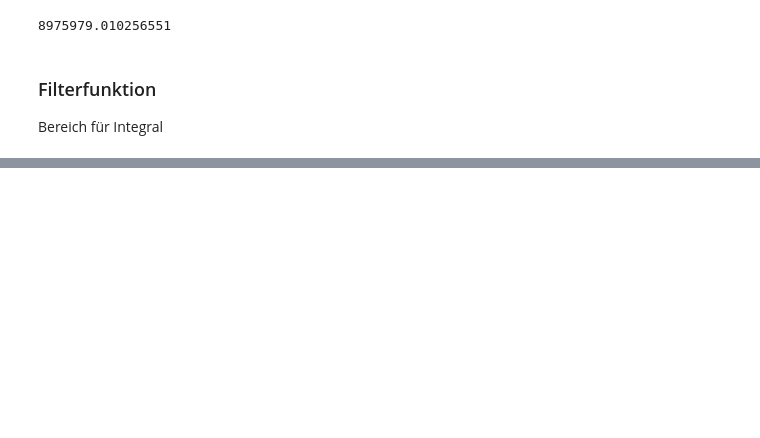
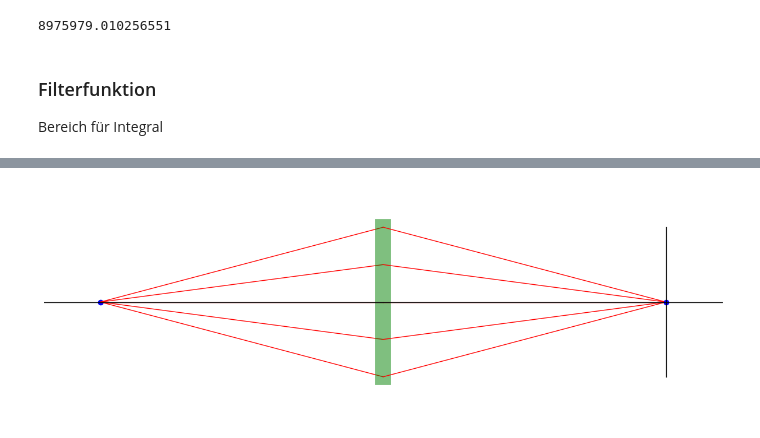
Before and after one commit to moritz-zoellner/field-theory, a Jupyter notebook: linse.ipynb, the cells around one changed output, grey strips where cells are left out. Saved outputs shown, nothing was run; the diff lists cells and outputs as text; code cells hidden in the pictures; blank space fills up the shorter version.

```diff
--- a/linse.ipynb
+++ b/linse.ipynb
@@ -103,0 +137,54 @@ pp.plot(np.abs(u2)[N//2,])
+# %%
+z0 = 5
+z1 = 5
+
+# Konstante Amplitude A0
+A0 = 1
+
+# Konstante nDelta
+nDelta = 1
+# %%
+# Create a figure and axis
+fig, ax = pp.subplots(figsize=(15, 5))
+
+# Draw the point source at P0
+ax.plot([-z0], [0], 'bo')  # Point source at P0
+
+# Draw the rays originating from P0
+for i in np.linspace(-2, 2, 5):
+    ax.plot([-z0, 0], [0, i], 'r', lw=1)
+
+# Draw the lens
+lens_x = [0, 0]
+lens_y = [-2, 2]
+ax.plot(lens_x, lens_y, 'g', linewidth=20, alpha=0.5)
+
+
+# Draw the rays converging to the point on the screen
+for i in np.linspace(-2, 2, 5):
+    ax.plot([0, z1], [i, 0], 'r', lw=1)
+
+# Draw the screen at P2
+ax.plot([z1], [0], 'bo')  # Point on the screen
+
+
+# Draw the image plane at P2
+ax.plot([z1, z1], [-2, 2], 'k', lw=1)
+
+# Draw the optical axis
+ax.plot([-z0-1, z1 + 1], [0, 0], 'k', lw=1)
+
+# Add text labels
+
+
+# Set axis limits
+ax.set_xlim([-z0 - 1, z1 + 1])
+ax.set_ylim([-3, 3])
+
+# Hide the axes
+ax.axis('off')
+
+# Show the plot
+plt.show()
+# %% [output]
+[figure, added]
```
Also changed, not shown: parts of 11 cells of this notebook.
